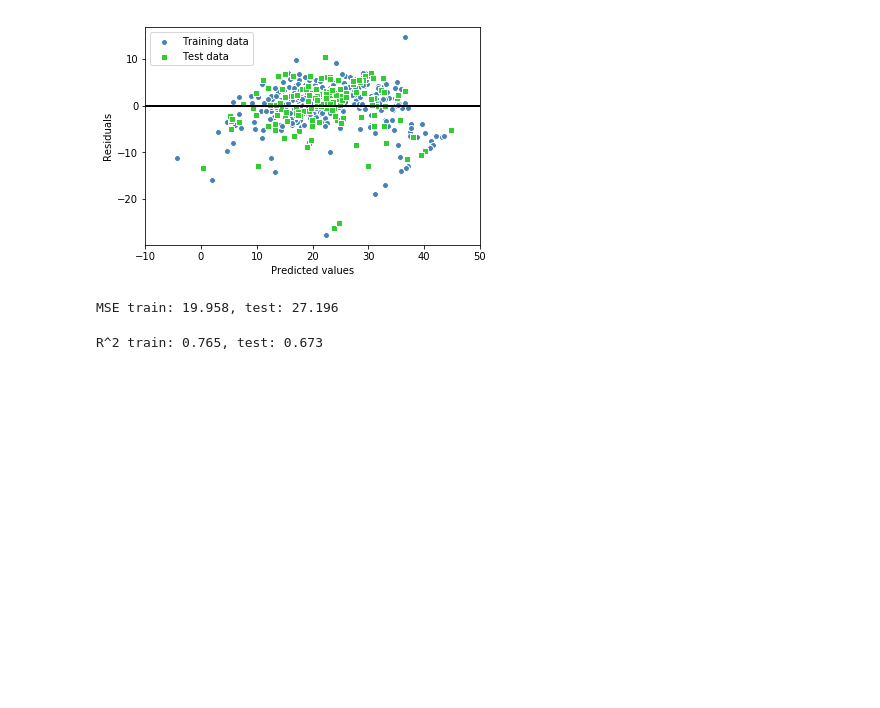
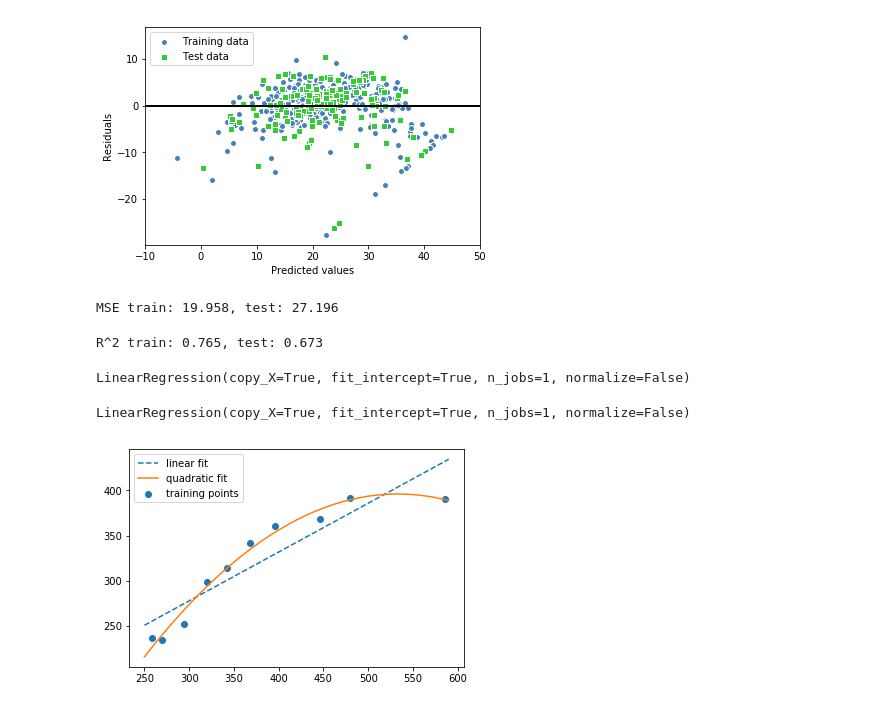
Before and after one commit to ja153903/python-machine-learning, a Jupyter notebook: linear-regression-housing.ipynb, the cells around one changed output. Drawn from its saved outputs; the diff is of its cells as text; code cells hidden in the pictures; blank space fills up the shorter version.

```diff
--- a/linear-regression-housing.ipynb
+++ b/linear-regression-housing.ipynb
@@ -283,0 +310,24 @@ R^2 train: 0.765, test: 0.673
+# %%
+lr.fit(X, y)
+# %% [output]
+LinearRegression(copy_X=True, fit_intercept=True, n_jobs=1, normalize=False)
+# %%
+X_fit = np.arange(250, 600, 10)[:, np.newaxis]
+# %%
+y_lin_fit = lr.predict(X_fit)
+# %%
+pr.fit(X_quad, y)
+# %% [output]
+LinearRegression(copy_X=True, fit_intercept=True, n_jobs=1, normalize=False)
+# %%
+y_quad_fit = pr.predict(quadratic.fit_transform(X_fit))
+# %%
+plt.scatter(X, y, label='training points')
+plt.plot(X_fit, y_lin_fit,
+        label='linear fit', linestyle='--')
+plt.plot(X_fit, y_quad_fit,
+        label='quadratic fit')
+plt.legend(loc='upper left')
+plt.show()
+# %% [output]
+[figure, added]
```
Also changed, not shown: parts of 13 cells of this notebook.
